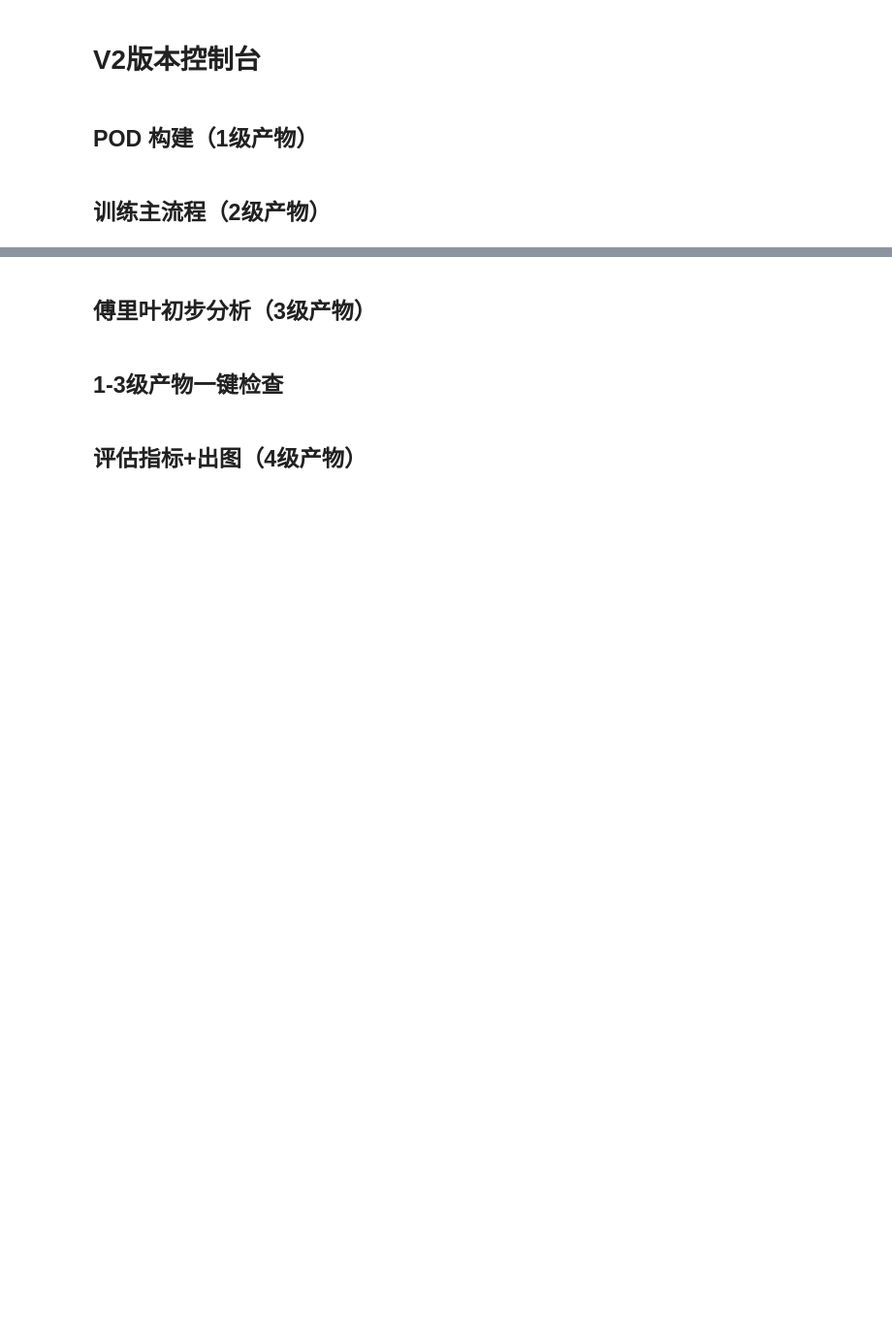
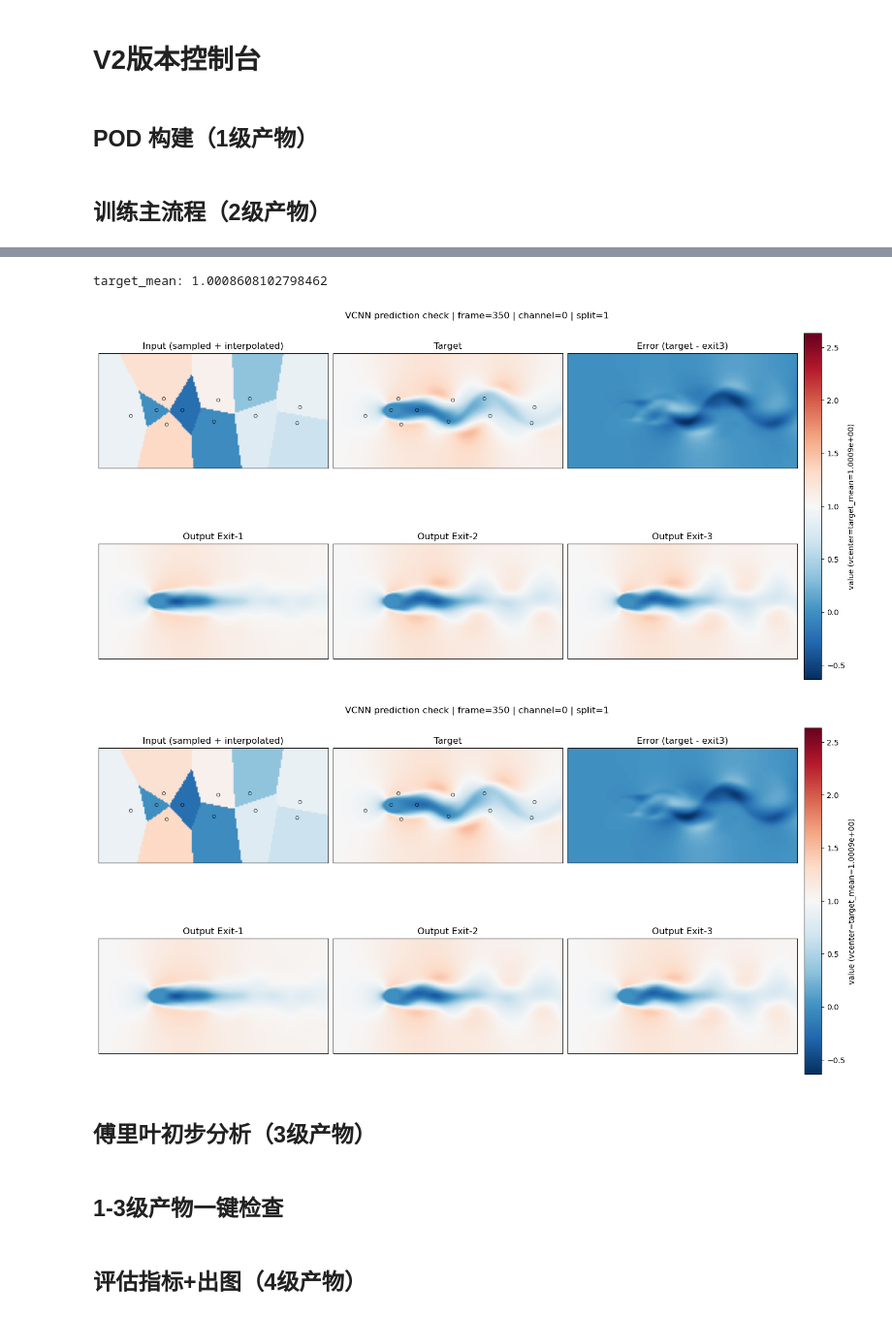
Before and after one commit to Flyingfish812/Ena, a Jupyter notebook: console.ipynb, the cells around one changed output, grey strips where cells are left out. Shown at 97% size. Cells and saved outputs as stored; diff of their text form; code cells hidden in the pictures; blank space fills up the shorter version.

```diff
--- a/console.ipynb
+++ b/console.ipynb
@@ -211,3 +627,22 @@ np.where(mask)
+# %%
+# 快速调参单元：只改 frame_idx（0~1500）和 channel
+
+frame_idx = 350   # 0 ~ 1500
+channel = 0      # cylinder2d: 0/1
+
+vis_pack = plot_vcnn_triptych(
+    VCNN_VIEWER,
+    frame_idx=frame_idx,
+    channel=channel,
+    max_markers=800,
+)
+
+print("target_mean:", vis_pack["target_mean"])
+vis_pack["fig"]
+# %% [output]
+target_mean: 1.0008608102798462
+[figure, added]
+[figure, added]
 # %% [markdown]
 ## 傅里叶初步分析（3级产物）
 # %%
```
Also changed, not shown: parts of 3 cells of this notebook, 9 other files.
